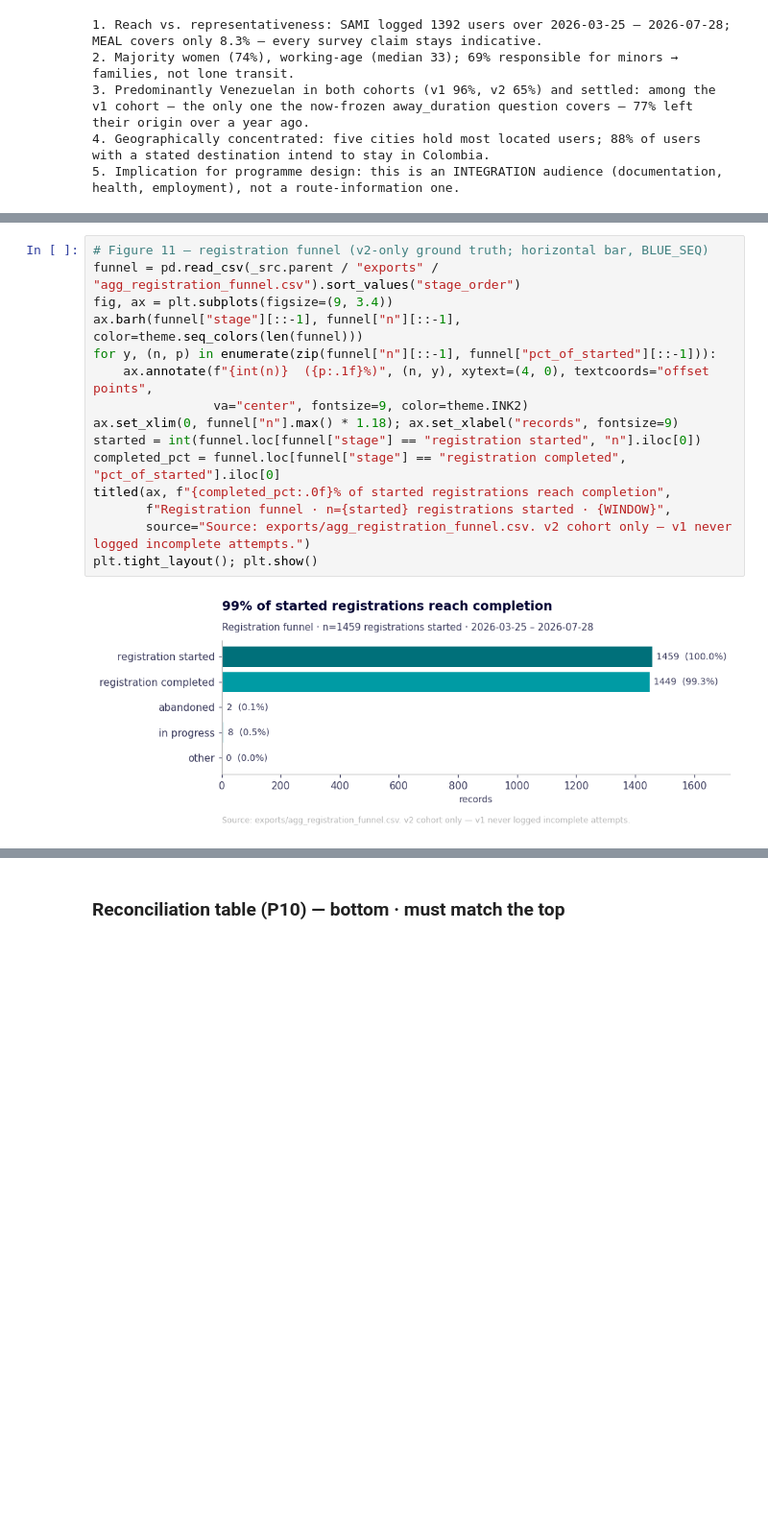
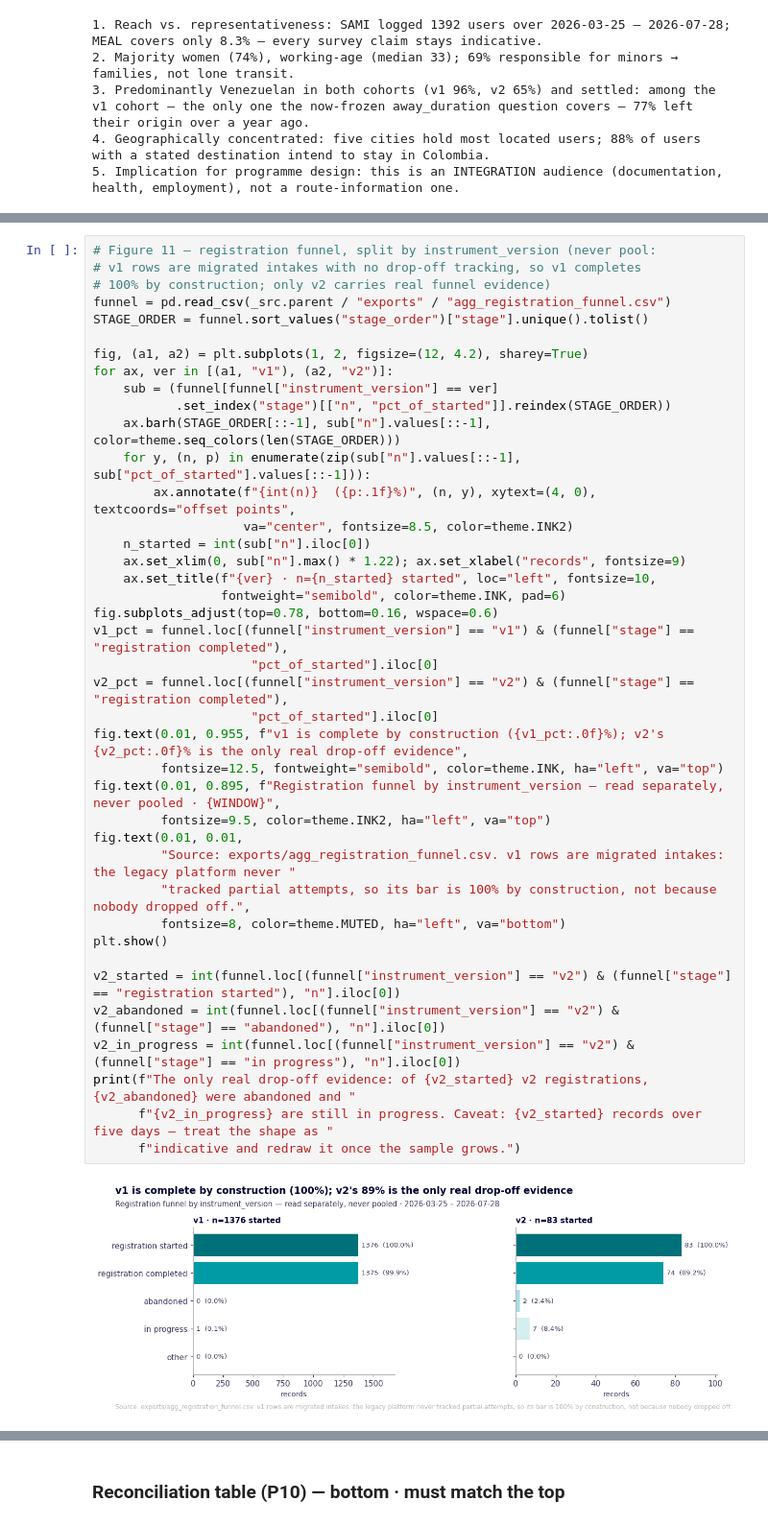
Before and after one commit to DiversaStudio/chatbot_methodology_mmc, a Jupyter notebook: notebooks/01_input_and_audience.ipynb, the cells around one changed output, grey strips where cells are left out. Shown at 96% size. Cells and saved outputs as stored; diff of their text form; blank space fills up the shorter version.

```diff
--- a/notebooks/01_input_and_audience.ipynb
+++ b/notebooks/01_input_and_audience.ipynb
@@ -415,17 +414,42 @@ five days. Treat the shape as indicative and redraw it once the sample grows.
 # %%
-# Figure 11 — registration funnel (v2-only ground truth; horizontal bar, BLUE_SEQ)
-funnel = pd.read_csv(_src.parent / "exports" / "agg_registration_funnel.csv").sort_values("stage_order")
-fig, ax = plt.subplots(figsize=(9, 3.4))
-ax.barh(funnel["stage"][::-1], funnel["n"][::-1], color=theme.seq_colors(len(funnel)))
-for y, (n, p) in enumerate(zip(funnel["n"][::-1], funnel["pct_of_started"][::-1])):
-    ax.annotate(f"{int(n)}  ({p:.1f}%)", (n, y), xytext=(4, 0), textcoords="offset points",
-                va="center", fontsize=9, color=theme.INK2)
-ax.set_xlim(0, funnel["n"].max() * 1.18); ax.set_xlabel("records", fontsize=9)
-started = int(funnel.loc[funnel["stage"] == "registration started", "n"].iloc[0])
-completed_pct = funnel.loc[funnel["stage"] == "registration completed", "pct_of_started"].iloc[0]
-titled(ax, f"{completed_pct:.0f}% of started registrations reach completion",
-       f"Registration funnel · n={started} registrations started · {WINDOW}",
-       source="Source: exports/agg_registration_funnel.csv. v2 cohort only — v1 never logged incomplete attempts.")
-plt.tight_layout(); plt.show()
+# Figure 11 — registration funnel, split by instrument_version (never pool:
+# v1 rows are migrated intakes with no drop-off tracking, so v1 completes
+# 100% by construction; only v2 carries real funnel evidence)
+funnel = pd.read_csv(_src.parent / "exports" / "agg_registration_funnel.csv")
+STAGE_ORDER = funnel.sort_values("stage_order")["stage"].unique().tolist()
+
+fig, (a1, a2) = plt.subplots(1, 2, figsize=(12, 4.2), sharey=True)
+for ax, ver in [(a1, "v1"), (a2, "v2")]:
+    sub = (funnel[funnel["instrument_version"] == ver]
+           .set_index("stage")[["n", "pct_of_started"]].reindex(STAGE_ORDER))
+    ax.barh(STAGE_ORDER[::-1], sub["n"].values[::-1], color=theme.seq_colors(len(STAGE_ORDER)))
+    for y, (n, p) in enumerate(zip(sub["n"].values[::-1], sub["pct_of_started"].values[::-1])):
+        ax.annotate(f"{int(n)}  ({p:.1f}%)", (n, y), xytext=(4, 0), textcoords="offset points",
+                    va="center", fontsize=8.5, color=theme.INK2)
+    n_started = int(sub["n"].iloc[0])
+    ax.set_xlim(0, sub["n"].max() * 1.22); ax.set_xlabel("records", fontsize=9)
+    ax.set_title(f"{ver} · n={n_started} started", loc="left", fontsize=10,
+                 fontweight="semibold", color=theme.INK, pad=6)
+fig.subplots_adjust(top=0.78, bottom=0.16, wspace=0.6)
+v1_pct = funnel.loc[(funnel["instrument_version"] == "v1") & (funnel["stage"] == "registration completed"),
+                     "pct_of_started"].iloc[0]
+v2_pct = funnel.loc[(funnel["instrument_version"] == "v2") & (funnel["stage"] == "registration completed"),
+                     "pct_of_started"].iloc[0]
+fig.text(0.01, 0.955, f"v1 is complete by construction ({v1_pct:.0f}%); v2's {v2_pct:.0f}% is the only real drop-off evidence",
+         fontsize=12.5, fontweight="semibold", color=theme.INK, ha="left", va="top")
+fig.text(0.01, 0.895, f"Registration funnel by instrument_version — read separately, never pooled · {WINDOW}",
+         fontsize=9.5, color=theme.INK2, ha="left", va="top")
+fig.text(0.01, 0.01,
+         "Source: exports/agg_registration_funnel.csv. v1 rows are migrated intakes: the legacy platform never "
+         "tracked partial attempts, so its bar is 100% by construction, not because nobody dropped off.",
+         fontsize=8, color=theme.MUTED, ha="left", va="bottom")
+plt.show()
+
+v2_started = int(funnel.loc[(funnel["instrument_version"] == "v2") & (funnel["stage"] == "registration started"), "n"].iloc[0])
+v2_abandoned = int(funnel.loc[(funnel["instrument_version"] == "v2") & (funnel["stage"] == "abandoned"), "n"].iloc[0])
+v2_in_progress = int(funnel.loc[(funnel["instrument_version"] == "v2") & (funnel["stage"] == "in progress"), "n"].iloc[0])
+print(f"The only real drop-off evidence: of {v2_started} v2 registrations, {v2_abandoned} were abandoned and "
+      f"{v2_in_progress} are still in progress. Caveat: {v2_started} records over five days — treat the shape as "
+      f"indicative and redraw it once the sample grows.")
 # %% [output]
-[figure, old version]
+[figure, new version]
```
Also changed, not shown: parts of 4 cells of this notebook.
